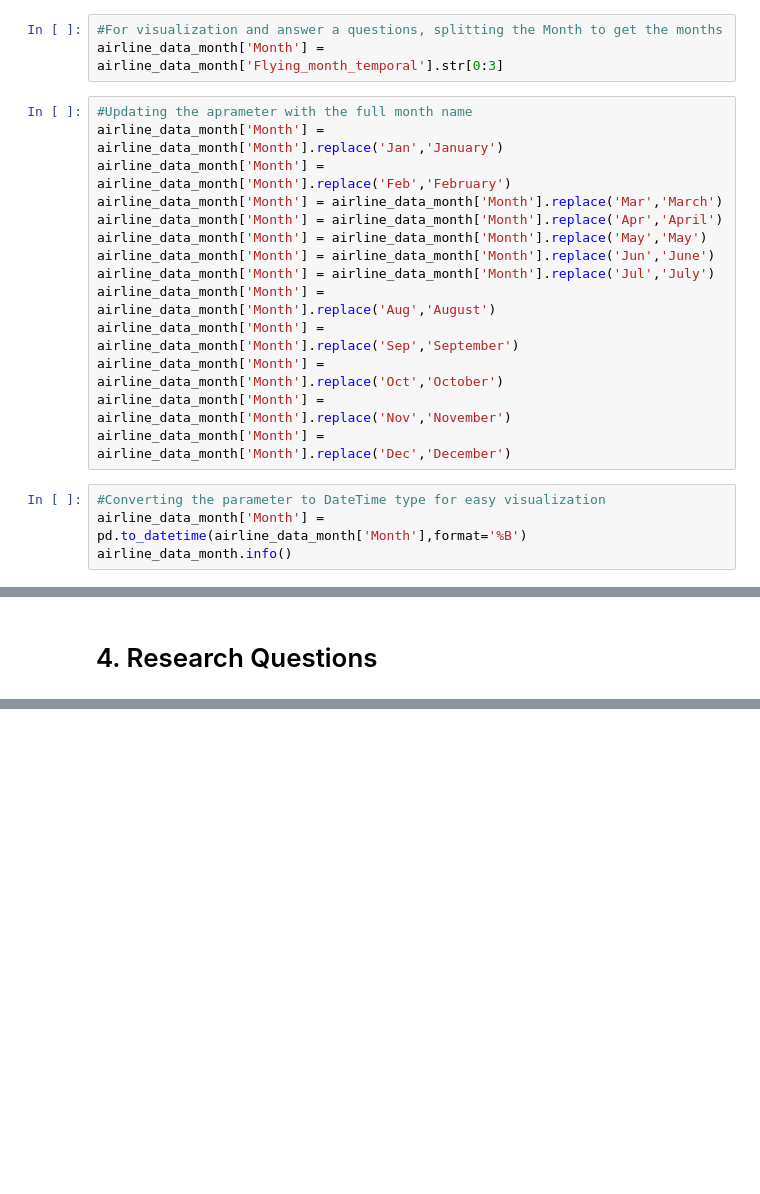
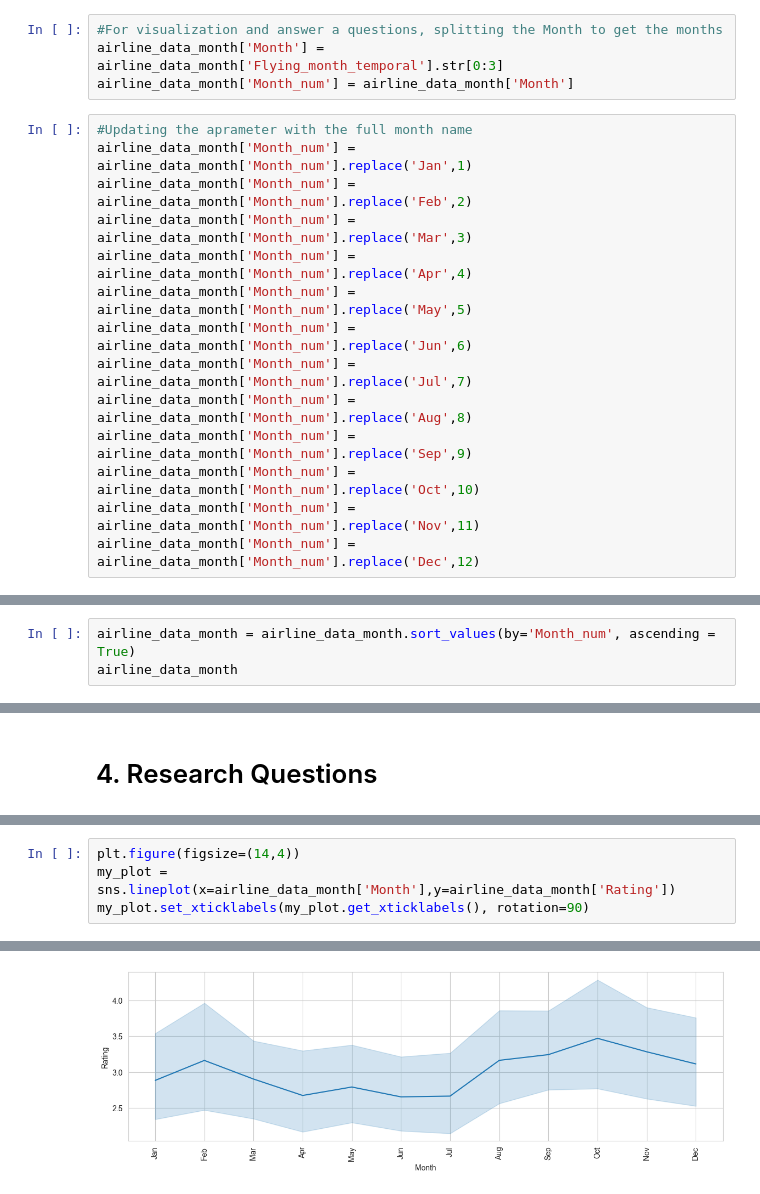
Before and after one commit to elkinbarretorojas/data_science, a Jupyter notebook: airline/airline.ipynb, the cells around one changed output, grey strips where cells are left out. Saved outputs shown, nothing was run; the diff lists cells and outputs as text; blank space fills up the shorter version.

```diff
--- a/airline/airline.ipynb
+++ b/airline/airline.ipynb
@@ -321,21 +322,18 @@ airline_data_month
 # %%
 #For visualization and answer a questions, splitting the Month to get the months
 airline_data_month['Month'] = airline_data_month['Flying_month_temporal'].str[0:3]
+airline_data_month['Month_num'] = airline_data_month['Month']
 # %%
 #Updating the aprameter with the full month name
-airline_data_month['Month'] = airline_data_month['Month'].replace('Jan','January')
-airline_data_month['Month'] = airline_data_month['Month'].replace('Feb','February')
-airline_data_month['Month'] = airline_data_month['Month'].replace('Mar','March')
-airline_data_month['Month'] = airline_data_month['Month'].replace('Apr','April')
-airline_data_month['Month'] = airline_data_month['Month'].replace('May','May')
-airline_data_month['Month'] = airline_data_month['Month'].replace('Jun','June')
-airline_data_month['Month'] = airline_data_month['Month'].replace('Jul','July')
-airline_data_month['Month'] = airline_data_month['Month'].replace('Aug','August')
-airline_data_month['Month'] = airline_data_month['Month'].replace('Sep','September')
-airline_data_month['Month'] = airline_data_month['Month'].replace('Oct','October')
-airline_data_month['Month'] = airline_data_month['Month'].replace('Nov','November')
-airline_data_month['Month'] = airline_data_month['Month'].replace('Dec','December')
+airline_data_month['Month_num'] = airline_data_month['Month_num'].replace('Jan',1)
+airline_data_month['Month_num'] = airline_data_month['Month_num'].replace('Feb',2)
+airline_data_month['Month_num'] = airline_data_month['Month_num'].replace('Mar',3)
+airline_data_month['Month_num'] = airline_data_month['Month_num'].replace('Apr',4)
+airline_data_month['Month_num'] = airline_data_month['Month_num'].replace('May',5)
+airline_data_month['Month_num'] = airline_data_month['Month_num'].replace('Jun',6)
+airline_data_month['Month_num'] = airline_data_month['Month_num'].replace('Jul',7)
+airline_data_month['Month_num'] = airline_data_month['Month_num'].replace('Aug',8)
+airline_data_month['Month_num'] = airline_data_month['Month_num'].replace('Sep',9)
+airline_data_month['Month_num'] = airline_data_month['Month_num'].replace('Oct',10)
+airline_data_month['Month_num'] = airline_data_month['Month_num'].replace('Nov',11)
+airline_data_month['Month_num'] = airline_data_month['Month_num'].replace('Dec',12)
-# %%
-#Converting the parameter to DateTime type for easy visualization
-airline_data_month['Month'] = pd.to_datetime(airline_data_month['Month'],format='%B')
-airline_data_month.info()
@@ -361,0 +340,3 @@ memory usage: 97.0+ KB
+# %%
+airline_data_month = airline_data_month.sort_values(by='Month_num', ascending = True)
+airline_data_month
@@ -523,0 +610,5 @@ airline_data_encoded['Flying_month'] = enc.fit_transform(airline_data_encoded['F
+# %%
+plt.figure(figsize=(14,4))
+my_plot = sns.lineplot(x=airline_data_month['Month'],y=airline_data_month['Rating'])
+my_plot.set_xticklabels(my_plot.get_xticklabels(), rotation=90)
+# %% [output]
@@ -524 +627,2 @@ airline_data_encoded['Flying_month'] = enc.fit_transform(airline_data_encoded['F
+[figure, added]
 # %% [markdown]
```
Also changed, not shown: parts of 43 cells of this notebook.
